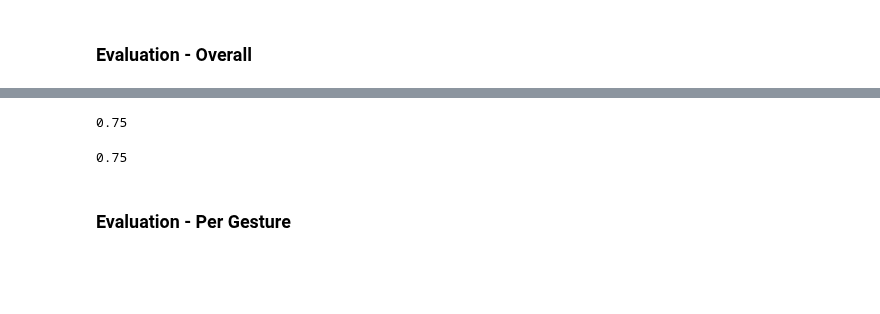
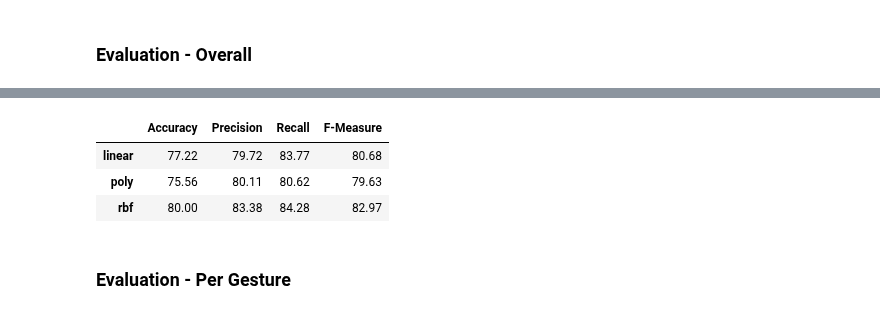
Before and after one commit to Make-O-Matic/MOM-Engine, a Jupyter notebook: data_preprocess_TU.ipynb, the cells around one changed output, grey strips where cells are left out. Cells and saved outputs as stored; diff of their text form; code cells hidden in the pictures; blank space fills up the shorter version.

Commit message:
storing best result

```diff
--- a/data_preprocess_TU.ipynb
+++ b/data_preprocess_TU.ipynb
@@ -2124,8 +2130,0 @@ accuracy_score(test_classes, pred_test)
-# %%
-precision_score(test_classes, pred_test, average='micro')
-# %% [output]
-0.75
-# %%
-recall_score(test_classes, pred_test, average='micro')
-# %% [output]
-0.75
@@ -2132,3 +2145,10 @@ recall_score(test_classes, pred_test, average='micro')
+# %%
+result_ov*100
+# %% [output]
+|  | Accuracy | Precision | Recall | F-Measure |
+| linear | 77.22 | 79.72 | 83.77 | 80.68 |
+| poly | 75.56 | 80.11 | 80.62 | 79.63 |
+| rbf | 80.00 | 83.38 | 84.28 | 82.97 |
 # %% [markdown]
 ### Evaluation - Per Gesture
 # %%
```
Also changed, not shown: parts of 23 cells of this notebook.
